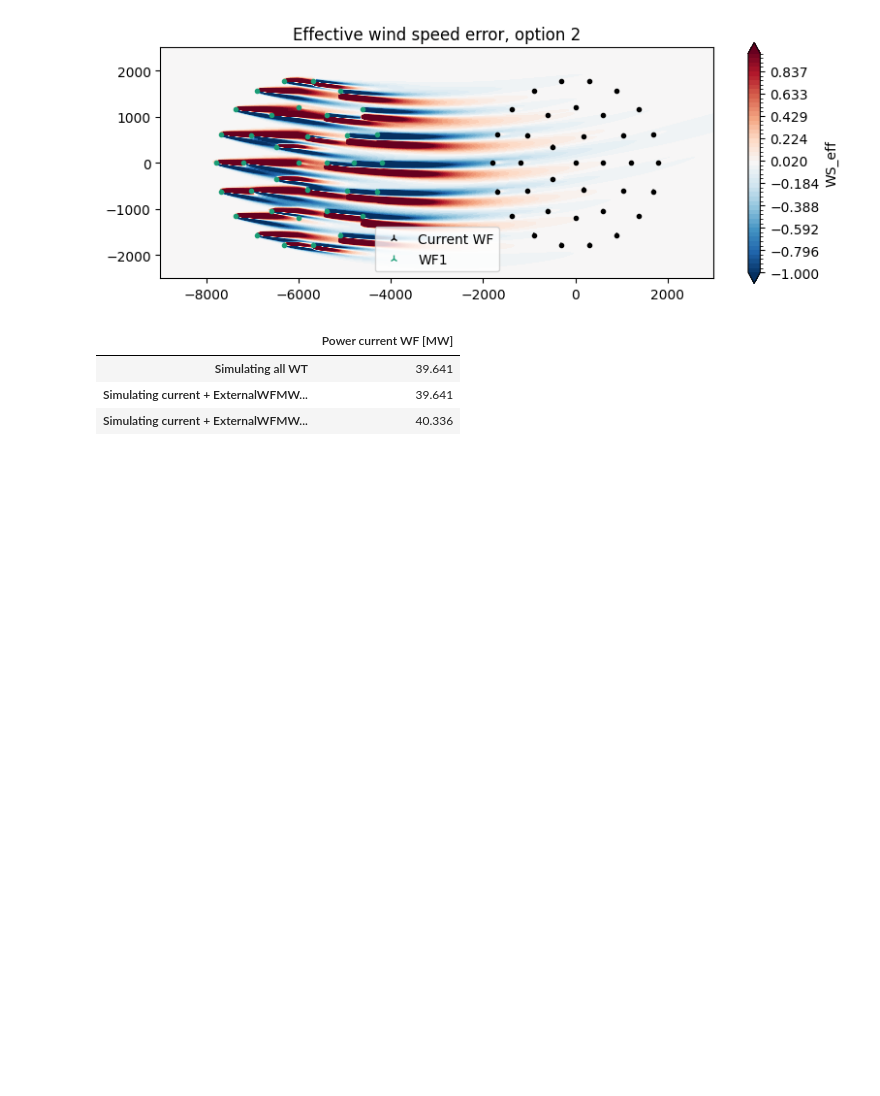
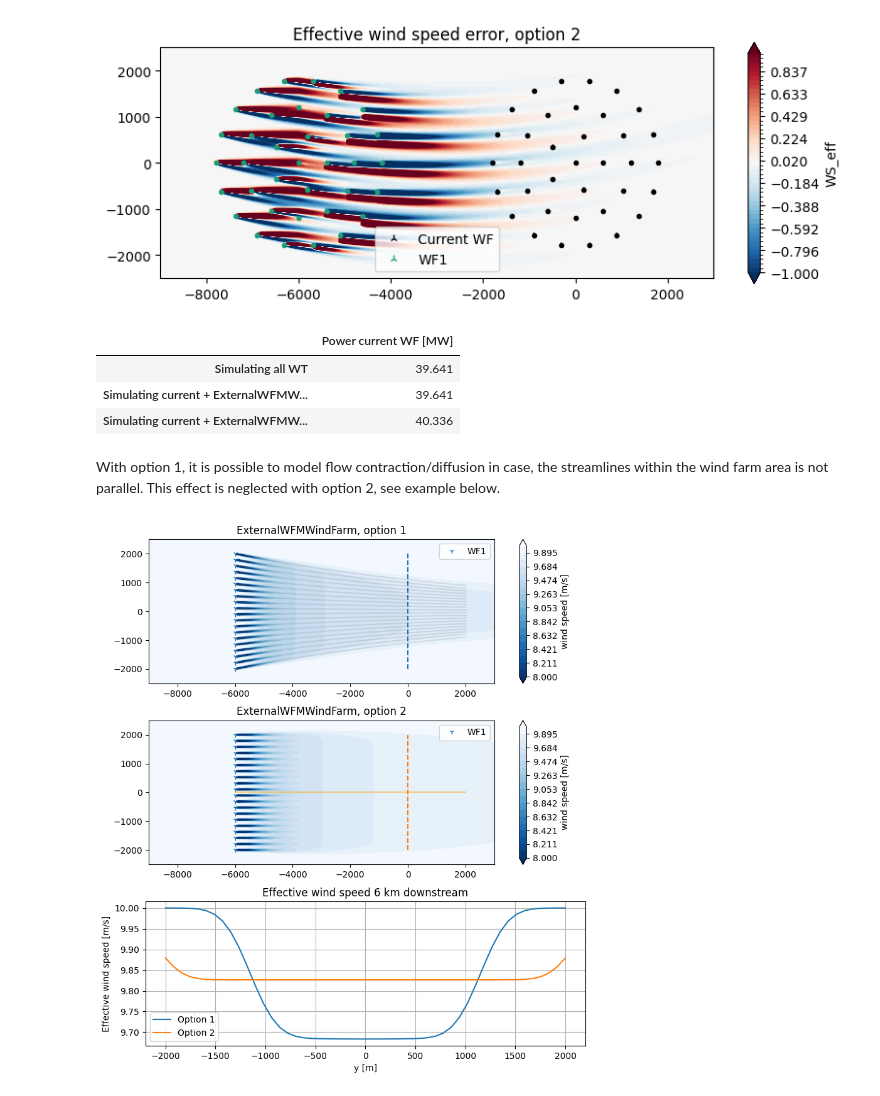
Before and after one commit to jchliao/pywake, a Jupyter notebook: docs/notebooks/ExternalWindFarms.ipynb, the cells around one changed output. Cells and saved outputs as stored; diff of their text form; code cells hidden in the pictures; blank space fills up the shorter version.

```diff
--- a/docs/notebooks/ExternalWindFarms.ipynb
+++ b/docs/notebooks/ExternalWindFarms.ipynb
@@ -481,3 +487,40 @@ np.round(df*1e-6,3)
 | Simulating all WT | 39.641 |
 | Simulating current + ExternalWFMW... | 39.641 |
 | Simulating current + ExternalWFMW... | 40.336 |
+# %% [markdown]
+With option 1, it is possible to model flow contraction/diffusion in case, the streamlines within the wind farm area is not parallel. This effect is neglected with option 2, see example below.
+# %%
+cls = ExternalWFMWindFarm
+fig, axes = plt.subplots(3,1,figsize=(8,9))
+
+wf_y = np.linspace(-2000,2000,20)
+neighbour_x_y_angle = (wf_y*0-6000, wf_y, 270)
+
+class MyVectorField2(MyVectorField):
+    def __call__(self, wd, time, x, y, h):
+        return np.array([x*0+1, x*0-y/10000, x * 0]).T
+
+site_with_streamlines.distance = StreamlineDistance(MyVectorField2())
+
+
+for i, (ax, site_setup) in enumerate(zip(axes, [site_with_streamlines, site]), 1):
+    ext_farms = setup_ext_farms(cls, [neighbour_x_y_angle], wfm=get_wfm(site=site_setup), include_wd_range=np.array([0]))
+    wfm = get_wfm(ext_farms, site=site_with_streamlines)
+    sim_res_ext = wfm([],[], type=0, wd=270, ws=10)
+    sim_res_ext.flow_map(grid).plot_wake_map(ax=ax, levels=np.linspace(8,10,20))
+
+    if site_setup==site_with_streamlines:
+        start_points, alpha, c = np.array([ext_farms[0].wt_x, ext_farms[0].wt_y, ext_farms[0].wt_x*0+H]).T, 0.2, 'gray'
+    else:
+        start_points, alpha, c = np.array([[-6000., 0, 70]]), .5, 'orange'
+    stream_lines = vf3d.stream_lines(wd=[270], start_points=start_points, dw_stop=np.full(start_points[:,0].shape, 8000))
+    for sl in stream_lines:
+        ax.plot(sl[:, 0], sl[:, 1], color=c, alpha=alpha)
+    x = np.linspace(-2000,2000)
+    fm = sim_res_ext.flow_map(XYGrid(x=0,y=x))
+    c = axes[2].plot(x, fm.WS_eff.squeeze(), label=f'Option {i}')[0].get_color()
+    ax.plot(x*0, x,'--', color=c)
+    setup_plot(ax=ax, axis='scaled', xlabel='', ylabel='', title=f'{cls.__name__}, option {i}', grid=0)
+setup_plot(ax=axes[2], xlabel='y [m]', ylabel='Effective wind speed [m/s]', title='Effective wind speed 6 km downstream')
+# %% [output]
+[figure, added]
```
Also changed, not shown: parts of 3 cells of this notebook, 1 other file.
